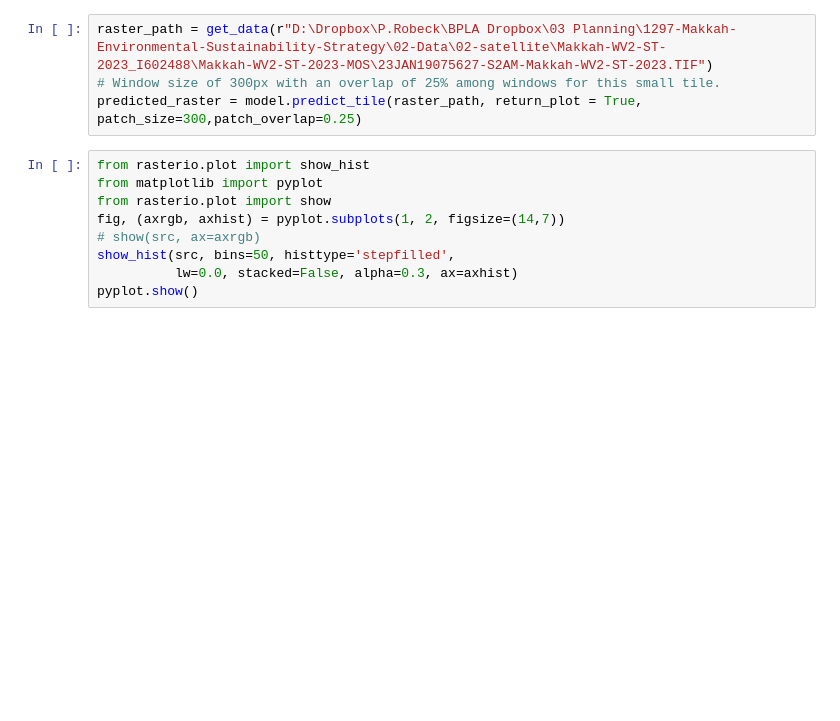
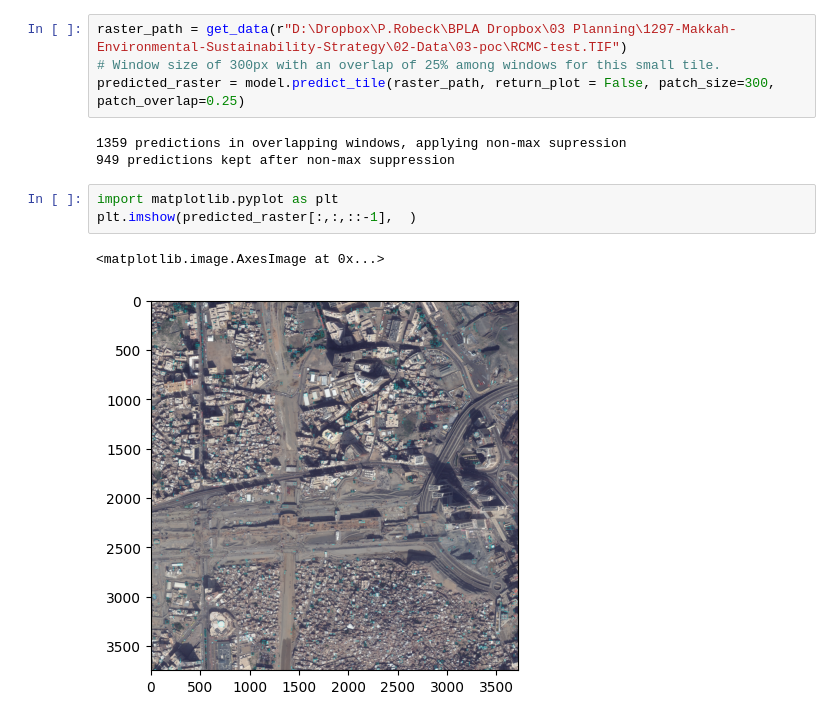
Before and after one commit to PhillRob/DeepForest-Experiments, a Jupyter notebook: raster-assessment.ipynb, the cells around one changed output. Cells and saved outputs as stored; diff of their text form; blank space fills up the shorter version.

Commit message:
raster tests added

```diff
--- a/raster-assessment.ipynb
+++ b/raster-assessment.ipynb
@@ -49,13 +105,13 @@ img = model.predict_image(path=src_img,return_plot=True)
 # %%
-raster_path = get_data(r"D:\Dropbox\P.Robeck\BPLA Dropbox\03 Planning\1297-Makkah-Environmental-Sustainability-Strategy\02-Data\02-satellite\Makkah-WV2-ST-2023_I602488\Makkah-WV2-ST-2023-MOS\23JAN19075627-S2AM-Makkah-WV2-ST-2023.TIF")
+raster_path = get_data(r"D:\Dropbox\P.Robeck\BPLA Dropbox\03 Planning\1297-Makkah-Environmental-Sustainability-Strategy\02-Data\03-poc\RCMC-test.TIF")
 # Window size of 300px with an overlap of 25% among windows for this small tile.
-predicted_raster = model.predict_tile(raster_path, return_plot = True, patch_size=300,patch_overlap=0.25)
+predicted_raster = model.predict_tile(raster_path, return_plot = False, patch_size=300, patch_overlap=0.25)
+# %% [output]
+1359 predictions in overlapping windows, applying non-max supression
+949 predictions kept after non-max suppression
-# %%
-from rasterio.plot import show_hist
-from matplotlib import pyplot
-from rasterio.plot import show
-fig, (axrgb, axhist) = pyplot.subplots(1, 2, figsize=(14,7))
-# show(src, ax=axrgb)
-show_hist(src, bins=50, histtype='stepfilled',
-          lw=0.0, stacked=False, alpha=0.3, ax=axhist)
-pyplot.show()
+# %%
+import matplotlib.pyplot as plt
+plt.imshow(predicted_raster[:,:,::-1],  )
+# %% [output]
+<matplotlib.image.AxesImage at 0x...>
+[figure, added]
```
Also changed, not shown: parts of 10 cells of this notebook, 5 other files.
